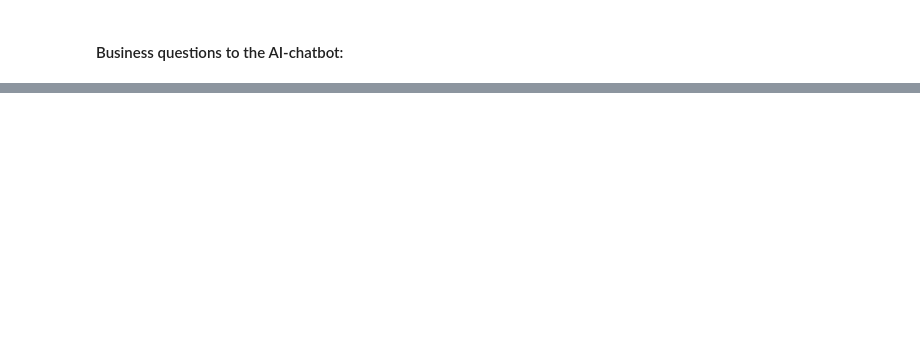
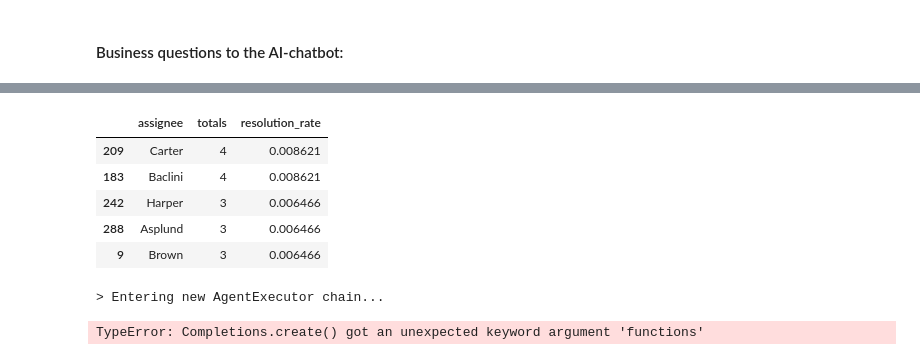
Before and after one commit to kganom/Case-Management-System, a Jupyter notebook: API/MLDeployment/model_notebook.ipynb, the cells around one changed output, grey strips where cells are left out. Saved outputs shown, nothing was run; the diff lists cells and outputs as text; code cells hidden in the pictures; blank space fills up the shorter version.

```diff
--- a/API/MLDeployment/model_notebook.ipynb
+++ b/API/MLDeployment/model_notebook.ipynb
@@ -331,0 +346,4 @@ APIConnectionError: Connection error.
+# %%
+# Example of an analytics performed by python_repl_ast agent
+df = pd.read_csv("./data/model_data.csv")
+df['case_type'].value_counts()
@@ -331,0 +392,33 @@ APIConnectionError: Connection error.
+# %%
+# Example of an analytics performed by python_repl_ast agent
+df3 = pd.DataFrame(df)
+df3 = df3[df3['outcome'] == 'resolved']
+df3['totals'] = df3.groupby('assignee')['assignee'].transform('count')
+df3['resolution_rate'] = df3['totals'] / df3['totals'].sum()
+df3 = df3.loc[:,['assignee','totals','resolution_rate']]
+df3 = df3.drop_duplicates()
+df3.sort_values('resolution_rate', ascending=False).head()
+# %% [output]
+|  | assignee | totals | resolution_rate |
+| 209 | Carter | 4 | 0.008621 |
+| 183 | Baclini | 4 | 0.008621 |
+| 242 | Harper | 3 | 0.006466 |
+| 288 | Asplund | 3 | 0.006466 |
+| 9 | Brown | 3 | 0.006466 |
+# %%
+agent.run("Are there patterns in case escalations based on client demographics or case types? ")
+
+# The above code will result in the following example chain:
+
+# > Entering new AgentExecutor chain...
+# Thought: I need to visulaize the underlying patterns of a decision tree model split in the model dataframe
+# Action: python_repl_ast
+# Action Input: more code steps...
+#               _ = tree.plot_tree(model, feature_names=feature_names, class_names={0:'Escalated', 1:'Pending', 2: 'Resolved'},filled=True, rounded=True, fontsize=14)
+# Observation:
+# Thought: I now know the final answer
+# Final Answer: There are significant patterns in case escalations driven by mainly age and case type
+# > Finished chain.
+# %% [output]
+> Entering new AgentExecutor chain...
+TypeError: Completions.create() got an unexpected keyword argument 'functions'
```
Also changed, not shown: parts of 17 cells of this notebook, 5 other files.
